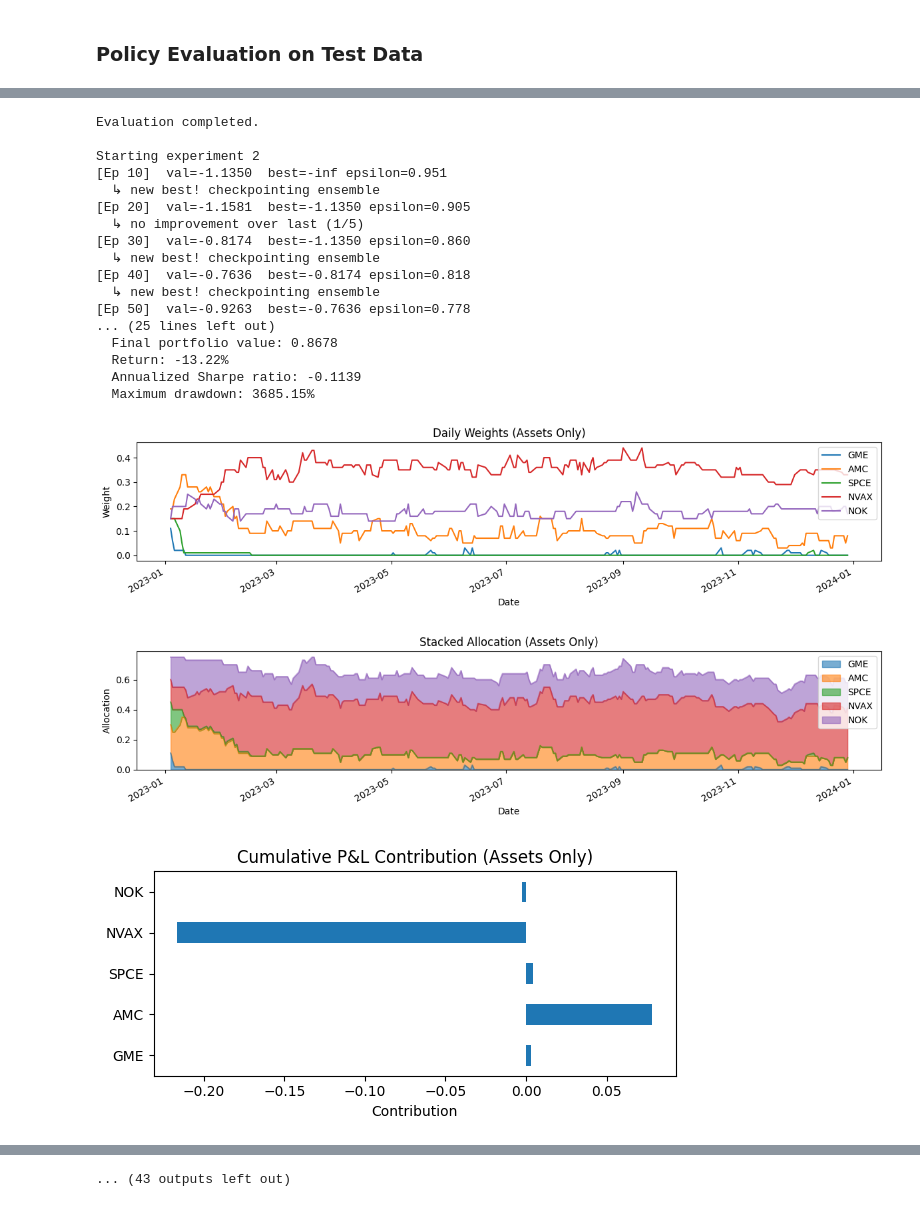
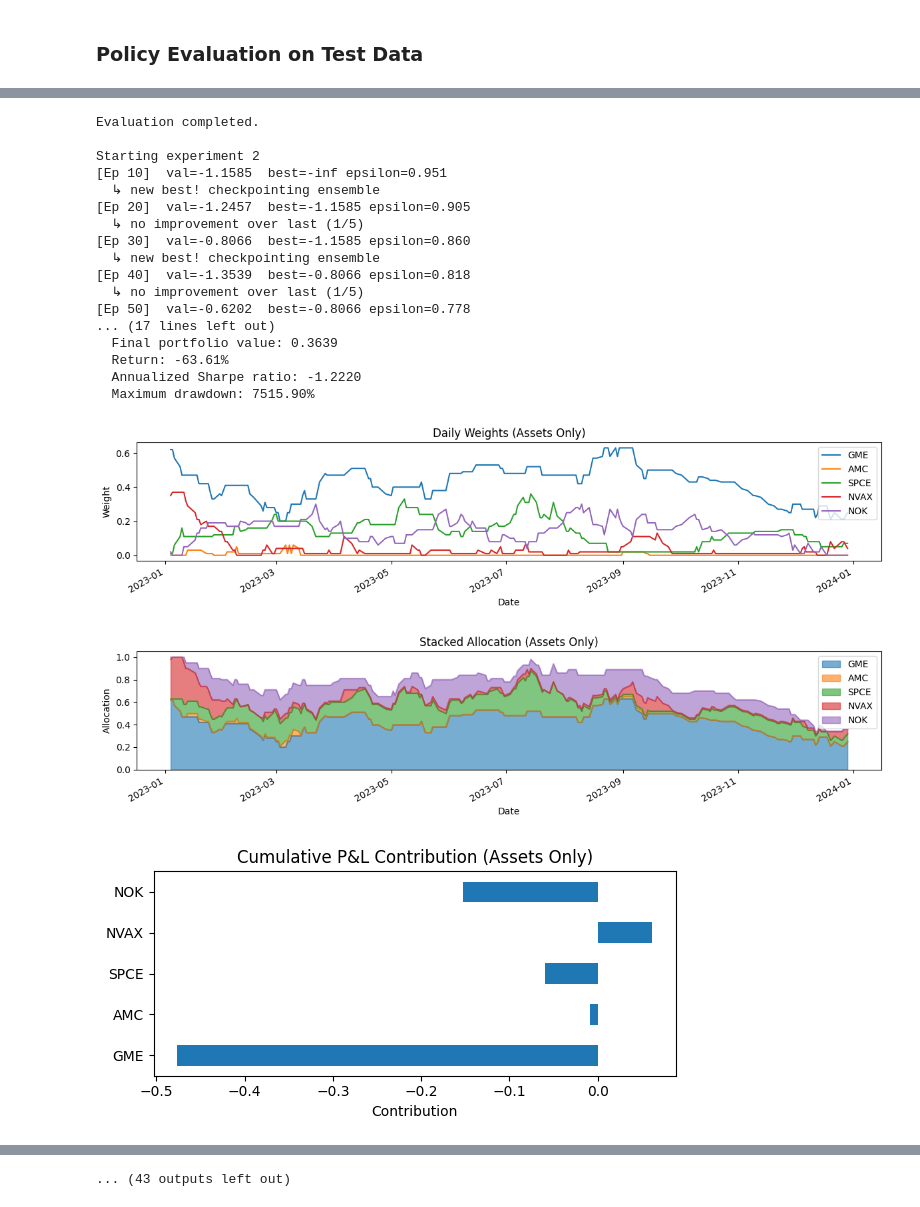
Before and after one commit to FitrahHaque/Portfolio-Optimization-Using-RL, a Jupyter notebook: fineGrainedQ.ipynb, the cells around one changed output, grey strips where cells are left out. Drawn from its saved outputs; the diff is of its cells as text; code cells hidden in the pictures.

Commit message:
best score Q 17%

```diff
--- a/fineGrainedQ.ipynb
+++ b/fineGrainedQ.ipynb
@@ -350,8 +350,7 @@ use_double_dqn = True  # use Double DQN for
 state_dim = num_assets + 1 + num_assets * 2  # 6 (allocations) + 10 (2 indicators per each of the 5 assets) = 16
 # ensemble_size = 2
 # temperature = 1.0
-initial_state=(15, 15, 15, 15, 15, 25)
-# Initialize replay memory, policy network, target network, optimizer
+initial_state=(62, 1, 1, 35, 1, 0)
 # prioritized_replay_buffer = PrioritizedReplayBuffer(replay_capacity)
 
 # policy_net = DQNNetwork(state_dim, action_dim)
@@ -811,7 +810,7 @@ def run_experiments(n_experiments=5, **train_params):
         print()
     return trained_models, results
 
-models, results = run_experiments(n_experiments=10, episodes=200)
+models, results = run_experiments(n_experiments=10, episodes=200, gamma=0.98, batch_size=256)
 
 
 print("Final evaluation results:")
@@ -849,20 +848,20 @@ Starting experiment 1
 Evaluation completed.
 
 Starting experiment 2
-[Ep 10]  val=-1.1350  best=-inf epsilon=0.951
+[Ep 10]  val=-1.1585  best=-inf epsilon=0.951
   ↳ new best! checkpointing ensemble
-[Ep 20]  val=-1.1581  best=-1.1350 epsilon=0.905
+[Ep 20]  val=-1.2457  best=-1.1585 epsilon=0.905
   ↳ no improvement over last (1/5)
-[Ep 30]  val=-0.8174  best=-1.1350 epsilon=0.860
+[Ep 30]  val=-0.8066  best=-1.1585 epsilon=0.860
   ↳ new best! checkpointing ensemble
-[Ep 40]  val=-0.7636  best=-0.8174 epsilon=0.818
-  ↳ new best! checkpointing ensemble
-[Ep 50]  val=-0.9263  best=-0.7636 epsilon=0.778
-... (25 lines left out)
-  Final portfolio value: 0.8678
-  Return: -13.22%
-  Annualized Sharpe ratio: -0.1139
-  Maximum drawdown: 3685.15%
+[Ep 40]  val=-1.3539  best=-0.8066 epsilon=0.818
+  ↳ no improvement over last (1/5)
+[Ep 50]  val=-0.6202  best=-0.8066 epsilon=0.778
+... (17 lines left out)
+  Final portfolio value: 0.3639
+  Return: -63.61%
+  Annualized Sharpe ratio: -1.2220
+  Maximum drawdown: 7515.90%
-[figure, old version]
+[figure, new version]
-[figure, old version]
+[figure, new version]
-[figure, old version]
+[figure, new version]
```
Also changed, not shown: parts of 1 cell of this notebook, 5 other files.
